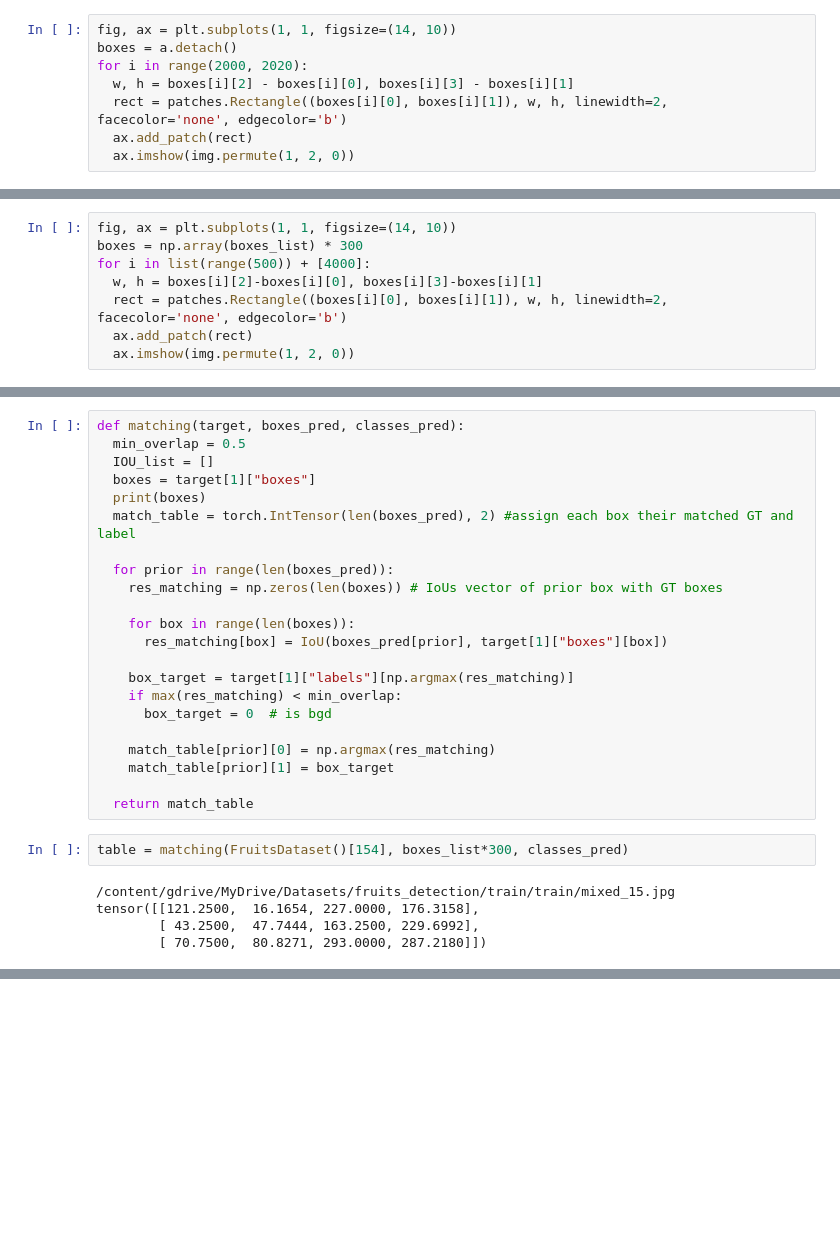
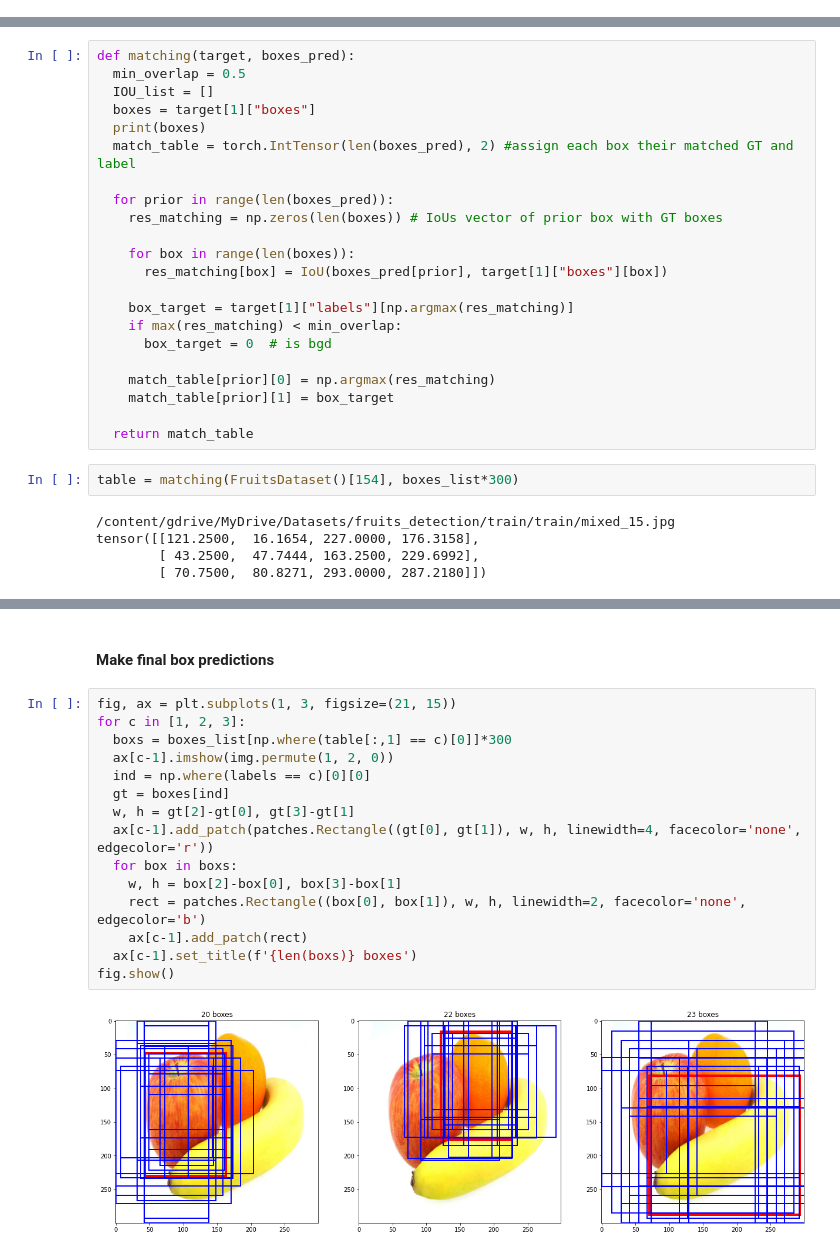
Before and after one commit to pear2jam/notebooks, a Jupyter notebook: fruits_detection.ipynb, the cells around one changed output, grey strips where cells are left out. Drawn from its saved outputs; the diff is of its cells as text; blank space fills up the shorter version.

```diff
--- a/fruits_detection.ipynb
+++ b/fruits_detection.ipynb
@@ -330,8 +311,0 @@ a = (torch.nn.functional.normalize(boxes_pred[0])/2+0.5)*300
-# %%
-fig, ax = plt.subplots(1, 1, figsize=(14, 10))
-boxes = a.detach()
-for i in range(2000, 2020):
-  w, h = boxes[i][2] - boxes[i][0], boxes[i][3] - boxes[i][1]
-  rect = patches.Rectangle((boxes[i][0], boxes[i][1]), w, h, linewidth=2, facecolor='none', edgecolor='b')
-  ax.add_patch(rect)
-  ax.imshow(img.permute(1, 2, 0))
@@ -396,11 +368,3 @@ def make_default_boxes():
   return default_boxes.clamp(0, 1)
 # %%
 boxes_list = make_default_boxes()
-# %%
-fig, ax = plt.subplots(1, 1, figsize=(14, 10))
-boxes = np.array(boxes_list) * 300
-for i in list(range(500)) + [4000]:
-  w, h = boxes[i][2]-boxes[i][0], boxes[i][3]-boxes[i][1]
-  rect = patches.Rectangle((boxes[i][0], boxes[i][1]), w, h, linewidth=2, facecolor='none', edgecolor='b')
-  ax.add_patch(rect)
-  ax.imshow(img.permute(1, 2, 0))
@@ -411,5 +373,5 @@ Now lets make matching
 # %%
-def matching(target, boxes_pred, classes_pred):
+def matching(target, boxes_pred):
   min_overlap = 0.5
   IOU_list = []
   boxes = target[1]["boxes"]
@@ -431,7 +393,7 @@ def matching(target, boxes_pred, classes_pred):
 
   return match_table
 # %%
-table = matching(FruitsDataset()[154], boxes_list*300, classes_pred)
+table = matching(FruitsDataset()[154], boxes_list*300)
 # %% [output]
 /content/gdrive/MyDrive/Datasets/fruits_detection/train/train/mixed_15.jpg
 tensor([[121.2500,  16.1654, 227.0000, 176.3158],
@@ -457,0 +408,19 @@ tensor([[0, 0],
+# %% [markdown]
+<h4>Make final box predictions
+# %%
+fig, ax = plt.subplots(1, 3, figsize=(21, 15))
+for c in [1, 2, 3]:
+  boxs = boxes_list[np.where(table[:,1] == c)[0]]*300
+  ax[c-1].imshow(img.permute(1, 2, 0))
+  ind = np.where(labels == c)[0][0]
+  gt = boxes[ind]
+  w, h = gt[2]-gt[0], gt[3]-gt[1]
+  ax[c-1].add_patch(patches.Rectangle((gt[0], gt[1]), w, h, linewidth=4, facecolor='none', edgecolor='r'))
+  for box in boxs:
+    w, h = box[2]-box[0], box[3]-box[1]
+    rect = patches.Rectangle((box[0], box[1]), w, h, linewidth=2, facecolor='none', edgecolor='b')
+    ax[c-1].add_patch(rect)
+  ax[c-1].set_title(f'{len(boxs)} boxes')
+fig.show()
+# %% [output]
+[figure, added]
```
Also changed, not shown: parts of 17 cells of this notebook.
